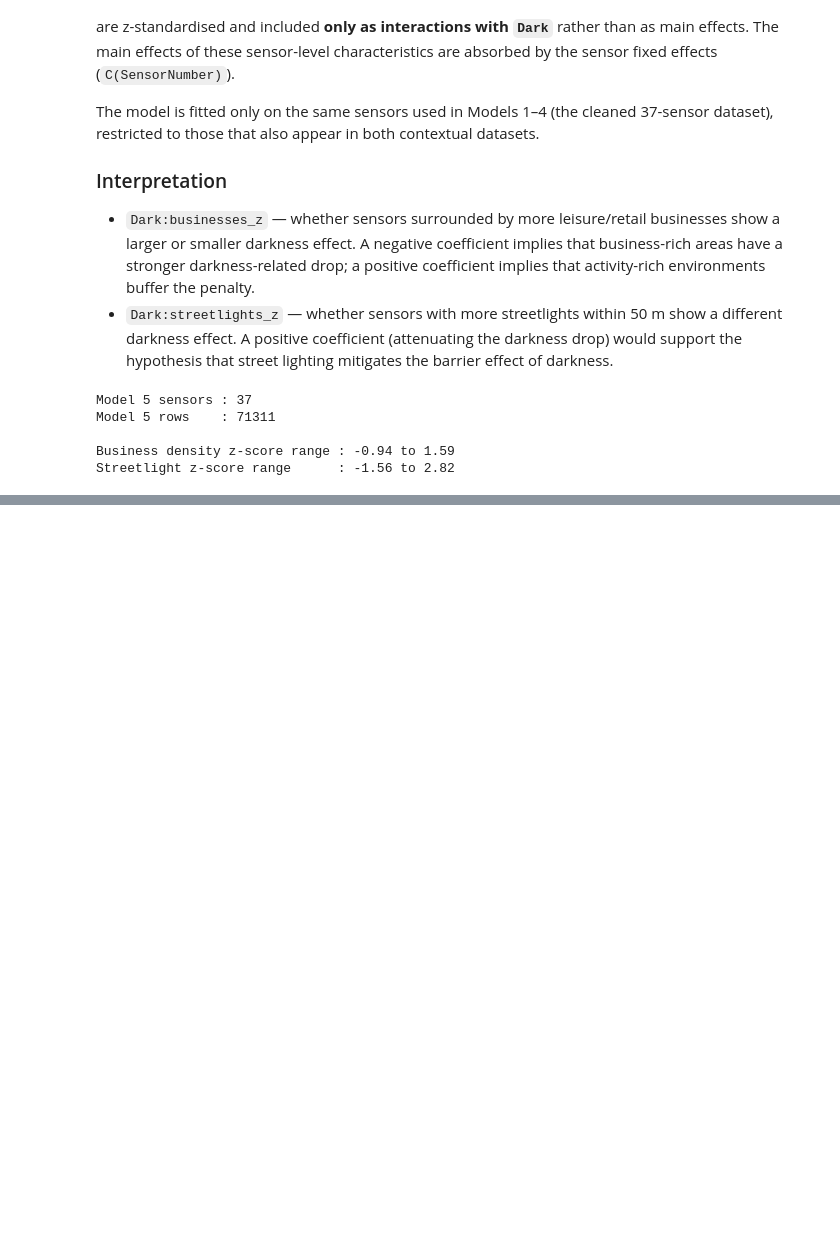
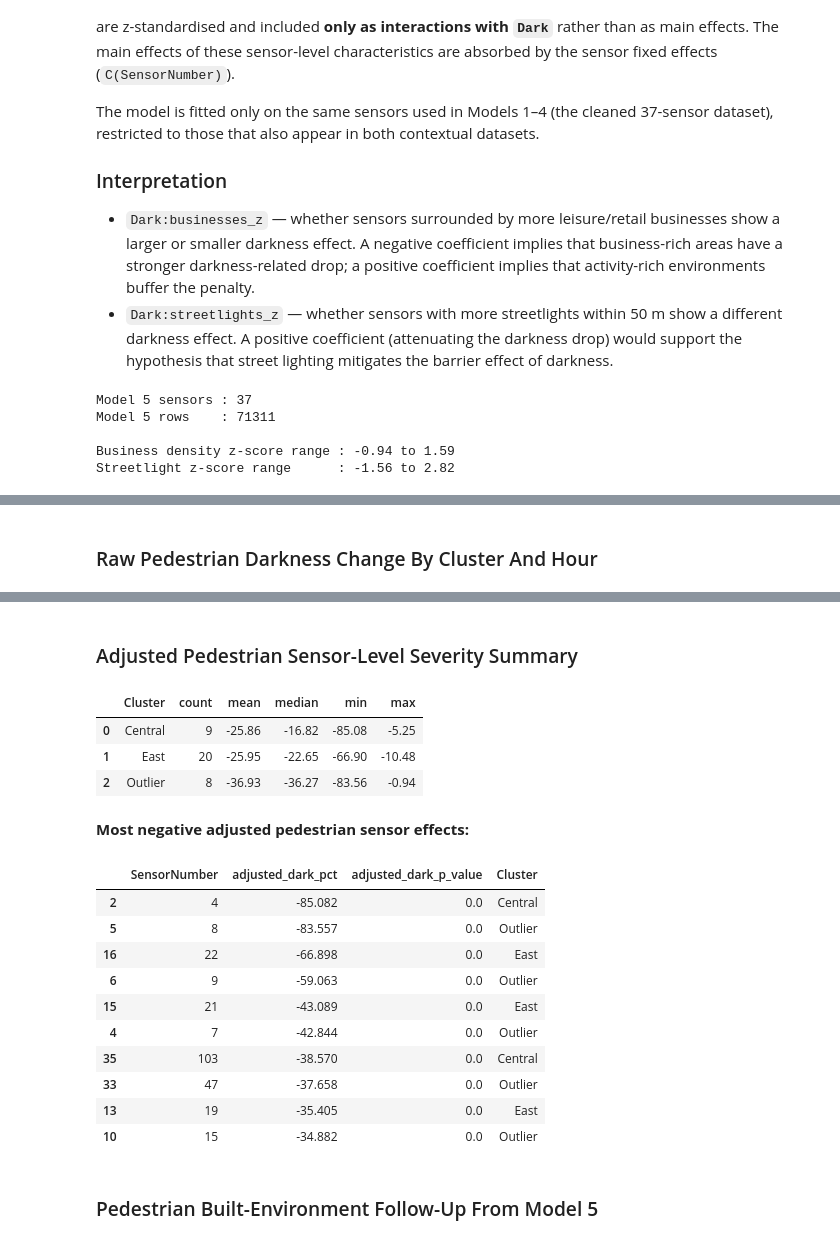
Before and after one commit to Will-435/Group-3-MDM, a Jupyter notebook: Darkness GLM Models Will.ipynb, the cells around one changed output, grey strips where cells are left out. Saved outputs shown, nothing was run; the diff lists cells and outputs as text; code cells hidden in the pictures; blank space fills up the shorter version.

Commit message:
Refine darkness report discussion and location context

```diff
--- a/Darkness GLM Models Will.ipynb
+++ b/Darkness GLM Models Will.ipynb
@@ -1423,0 +1433,59 @@ glm_model5_streetlight_heterogeneity.png
+# %%
+# ── Pedestrian timing and severity follow-up ───────────────────────────
+ped_hour_cluster = (
+    analysis_df.groupby(['Cluster', 'hour', 'light_class'])['ped']
+    .mean()
+    .unstack()
+    .reset_index()
+)
+ped_hour_cluster['raw_pct_change_dark_vs_day'] = 100 * (ped_hour_cluster['darkness'] / ped_hour_cluster['daylight'] - 1)
+ped_hour_cluster_table = ped_hour_cluster.pivot(index='Cluster', columns='hour', values='raw_pct_change_dark_vs_day')
+
+ped_sensor_adjusted_rows = []
+for sensor_id, sensor_df in analysis_df.groupby('SensorNumber'):
+    model_df = sensor_df[['ped', 'Dark', 'ped_lag1', 'ped_lag24', 'hour', 'dow', 'month', 'temp_c', 'wind_ms', 'rain_mm']].dropna().copy()
+    if len(model_df) < 200 or model_df['Dark'].nunique() < 2:
+        continue
+    result = smf.glm(
+        formula='ped ~ Dark + ped_lag1 + ped_lag24 + C(hour) + C(dow) + C(month) + temp_c + wind_ms + rain_mm',
+        data=model_df,
+        family=sm.families.NegativeBinomial(),
+    ).fit()
+    ped_sensor_adjusted_rows.append({
+        'SensorNumber': sensor_id,
+        'adjusted_dark_pct': coef_percent_change(result.params['Dark']),
+        'adjusted_dark_p_value': result.pvalues['Dark'],
+    })
+
+ped_sensor_adjusted = (
+    pd.DataFrame(ped_sensor_adjusted_rows)
+    .merge(analysis_df[['SensorNumber', 'Cluster']].drop_duplicates(), on='SensorNumber', how='left')
+)
+ped_sensor_summary = (
+    ped_sensor_adjusted.groupby('Cluster')['adjusted_dark_pct']
+    .agg(['count', 'mean', 'median', 'min', 'max'])
+    .reset_index()
+)
+
+ped_context_rows = []
+if ('Model 5', 'ped') in model_results:
+    ped_m5 = model_results[('Model 5', 'ped')]['result']
+    ped_context_rows.append({
+        'dark_pct_at_mean_context': coef_percent_change(ped_m5.params['Dark']),
+        'dark_x_businesses_pct_per_1sd': coef_percent_change(ped_m5.params['Dark:businesses_z']),
+        'dark_x_businesses_p_value': ped_m5.pvalues['Dark:businesses_z'],
+        'dark_x_streetlights_pct_per_1sd': coef_percent_change(ped_m5.params['Dark:streetlights_z']),
+        'dark_x_streetlights_p_value': ped_m5.pvalues['Dark:streetlights_z'],
+    })
+ped_context_followup = pd.DataFrame(ped_context_rows)
+
+display(Markdown("### Raw Pedestrian Darkness Change By Cluster And Hour"))
+display(ped_hour_cluster_table.round(1))
+display(Markdown("### Adjusted Pedestrian Sensor-Level Severity Summary"))
+display(ped_sensor_summary.round(2))
+display(Markdown("**Most negative adjusted pedestrian sensor effects:**"))
+display(ped_sensor_adjusted.sort_values('adjusted_dark_pct').head(10).round(3))
+display(Markdown("### Pedestrian Built-Environment Follow-Up From Model 5"))
+display(ped_context_followup.round(3))
+# %% [output]
+### Raw Pedestrian Darkness Change By Cluster And Hour
@@ -1423,0 +1497,18 @@ glm_model5_streetlight_heterogeneity.png
+### Adjusted Pedestrian Sensor-Level Severity Summary
+|  | Cluster | count | mean | median | min | max |
+| 0 | Central | 9 | -25.86 | -16.82 | -85.08 | -5.25 |
+| 1 | East | 20 | -25.95 | -22.65 | -66.90 | -10.48 |
+| 2 | Outlier | 8 | -36.93 | -36.27 | -83.56 | -0.94 |
+**Most negative adjusted pedestrian sensor effects:**
+|  | SensorNumber | adjusted_dark_pct | adjusted_dark_p_value | Cluster |
+| 2 | 4 | -85.082 | 0.0 | Central |
+| 5 | 8 | -83.557 | 0.0 | Outlier |
+| 16 | 22 | -66.898 | 0.0 | East |
+| 6 | 9 | -59.063 | 0.0 | Outlier |
+| 15 | 21 | -43.089 | 0.0 | East |
+| 4 | 7 | -42.844 | 0.0 | Outlier |
+| 35 | 103 | -38.570 | 0.0 | Central |
+| 33 | 47 | -37.658 | 0.0 | Outlier |
+| 13 | 19 | -35.405 | 0.0 | East |
+| 10 | 15 | -34.882 | 0.0 | Outlier |
+### Pedestrian Built-Environment Follow-Up From Model 5
```
Also changed, not shown: parts of 13 cells of this notebook, 10 other files.
